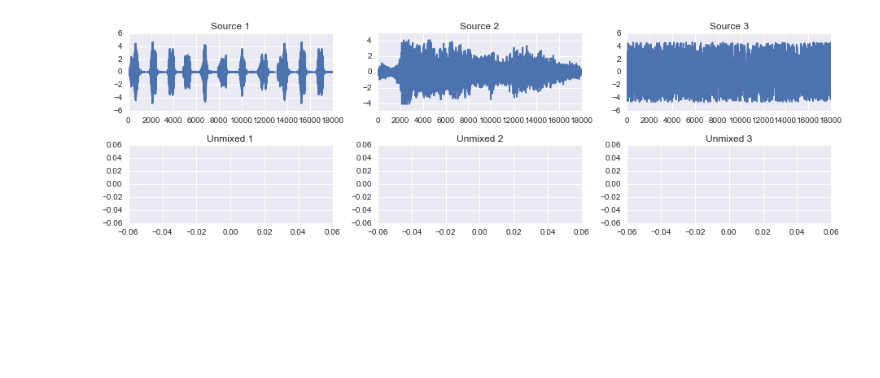
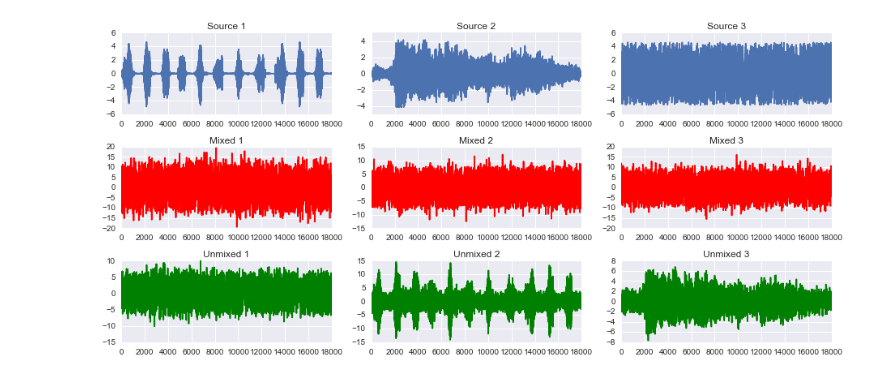
Before and after one commit to danijar/course-machine-intelligence-2, a Jupyter notebook: EX7/EX7-TheNebenhoerers.ipynb, the cells around one changed output. Saved outputs shown, nothing was run; the diff lists cells and outputs as text; code cells hidden in the pictures; blank space fills up the shorter version.

```diff
--- a/EX7/EX7-TheNebenhoerers.ipynb
+++ b/EX7/EX7-TheNebenhoerers.ipynb
@@ -67,9 +66,16 @@ fig.tight_layout()
 Calculated unmixing matrix in 499 steps
 [figure]
 # %%
-def generate_sample(sound):
-    new_sound = np.random.RandomState(seed).rand(*sound.shape) * sound1.max()
-    new_sound[::2] *= -1
+def laplace_rand(*shape):
+    return np.random.RandomState(seed).laplace(size=np.array(shape).prod()).reshape(*shape)
+
+def normally_rand(*shape):
+    result = np.random.RandomState(seed).rand(*shape) * sound1.max()
+    result[::2] *= -1
+    return result
+
+def generate_sample(sound, rand_gen=normally_rand):
+    new_sound = rand_gen(*sound.shape)
     std = sound.std()
     std_rounded = int(std * 1000) / 1000
     std_n = 0
@@ -84,5 +90,3 @@ def generate_sample(sound):
         steps += 1
     print("Generating third sample took {} steps".format(steps))
     return new_sound
-
-sound3 = generate_sample(sound1)
@@ -91,18 +93,26 @@ Generating third sample took 34926 steps
 # %%
 # 7.1 (b)
+sound3 = generate_sample(sound1)
 sounds = np.concatenate([[sound1, sound2, sound3]], axis=1)
 A = np.linalg.inv(np.random.RandomState(seed).rand(3,3))
 X0 = A.dot(sounds)
 X = X0[:,np.random.RandomState(seed+1).permutation(X0.shape[1])]
 X -= X.mean(axis=1).reshape((3, 1))
-unmixed3_nat = online_ica(X, X0)
+unmixed3_nat = online_ica(X, X0, lambda_ = 0.999, eta = 0.06, epsilon=0.00001)
+# The result might be too loud
+for result in unmixed3_nat:
+    if result.max() > 15:
+        result /= result.max() / 10
 
-fig, ax = plt.subplots(2, 3, figsize=(13, 4))
+fig, ax = plt.subplots(3, 3, figsize=(13, 6))
 plot(ax[0, 0], sound1, label='Source 1')
 plot(ax[0, 1], sound2, label='Source 2')
 plot(ax[0, 2], sound3, label='Source 3')
-plot(ax[1, 0], unmixed3_nat[0,:], label='Unmixed 1', color='green')
-plot(ax[1, 1], unmixed3_nat[1,:], label='Unmixed 2', color='green')
-plot(ax[1, 2], unmixed3_nat[2,:], label='Unmixed 3', color='green')
+plot(ax[1, 0], X[0, :], label='Mixed 1', color='red')
+plot(ax[1, 1], X[1, :], label='Mixed 2', color='red')
+plot(ax[1, 2], X[2, :], label='Mixed 3', color='red')
+plot(ax[2, 0], unmixed3_nat[0,:], label='Unmixed 1', color='green')
+plot(ax[2, 1], unmixed3_nat[1,:], label='Unmixed 2', color='green')
+plot(ax[2, 2], unmixed3_nat[2,:], label='Unmixed 3', color='green')
 fig.tight_layout()
 # %% [output]
@@ -110 +121 @@ Calculated unmixing matrix in 499 steps
-[figure, old version]
+[figure, new version]
```
Also changed, not shown: parts of 5 cells of this notebook, 4 other files.
